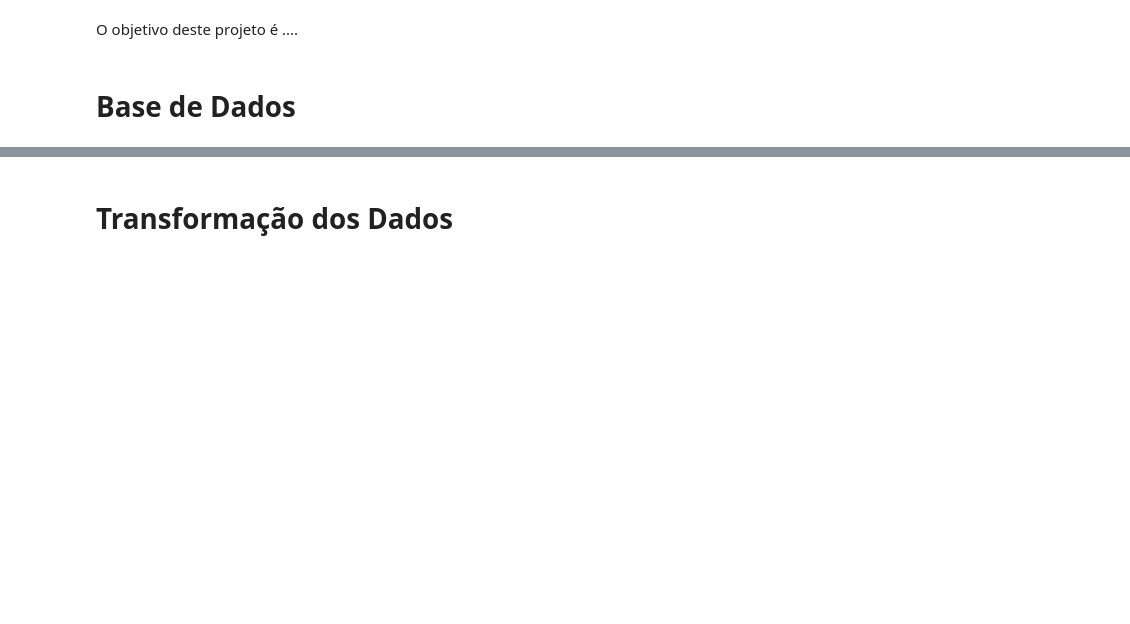
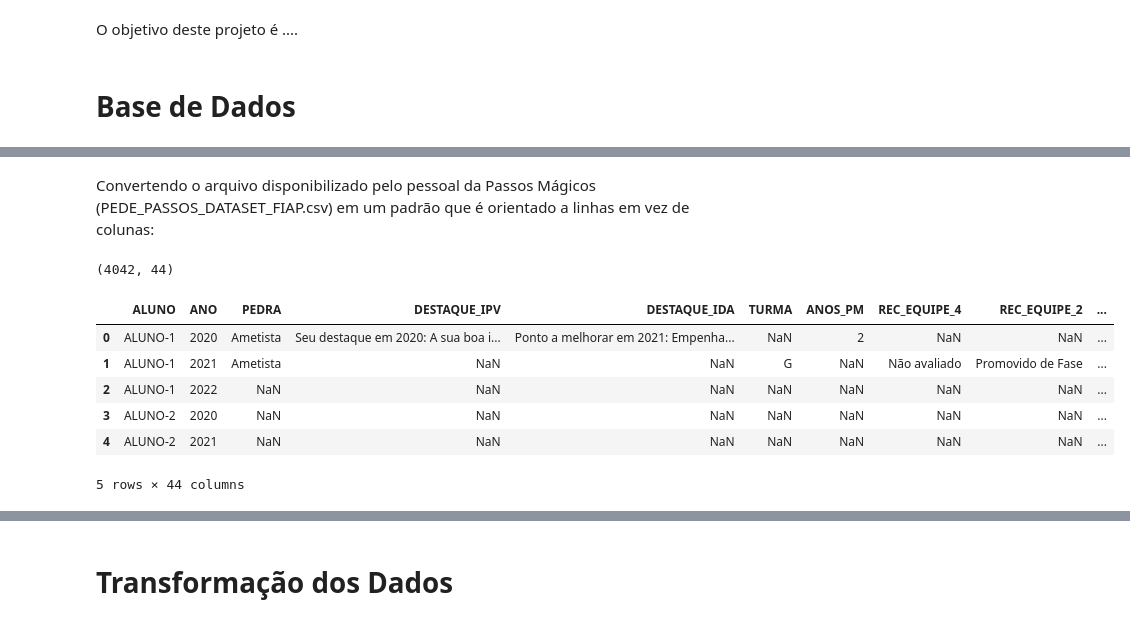
Before and after one commit to ESipp/postech-datathon-pm, a Jupyter notebook: datathon_passos_magicos.ipynb, the cells around one changed output, grey strips where cells are left out. Saved outputs shown, nothing was run; the diff lists cells and outputs as text; code cells hidden in the pictures; blank space fills up the shorter version.

```diff
--- a/datathon_passos_magicos.ipynb
+++ b/datathon_passos_magicos.ipynb
@@ -27,0 +36,2 @@ Comentários gerais das bases de dados
+# %% [markdown]
+Convertendo o arquivo disponibilizado pelo pessoal da Passos Mágicos (PEDE_PASSOS_DATASET_FIAP.csv) em um padrão que é orientado a linhas em vez de colunas:
@@ -27,0 +179,14 @@ Comentários gerais das bases de dados
+# %%
+df.shape
+# %% [output]
+(4042, 44)
+# %%
+df.head()
+# %% [output]
+|  | ALUNO | ANO | PEDRA | DESTAQUE_IPV | DESTAQUE_IDA | TURMA | ANOS_PM | REC_EQUIPE_4 | REC_EQUIPE_2 | ... |
+| 0 | ALUNO-1 | 2020 | Ametista | Seu destaque em 2020: A sua boa i... | Ponto a melhorar em 2021: Empenha... | NaN | 2 | NaN | NaN | ... |
+| 1 | ALUNO-1 | 2021 | Ametista | NaN | NaN | G | NaN | Não avaliado | Promovido de Fase | ... |
+| 2 | ALUNO-1 | 2022 | NaN | NaN | NaN | NaN | NaN | NaN | NaN | ... |
+| 3 | ALUNO-2 | 2020 | NaN | NaN | NaN | NaN | NaN | NaN | NaN | ... |
+| 4 | ALUNO-2 | 2021 | NaN | NaN | NaN | NaN | NaN | NaN | NaN | ... |
+5 rows × 44 columns
```
Also changed, not shown: parts of 15 cells of this notebook, 3 other files.
